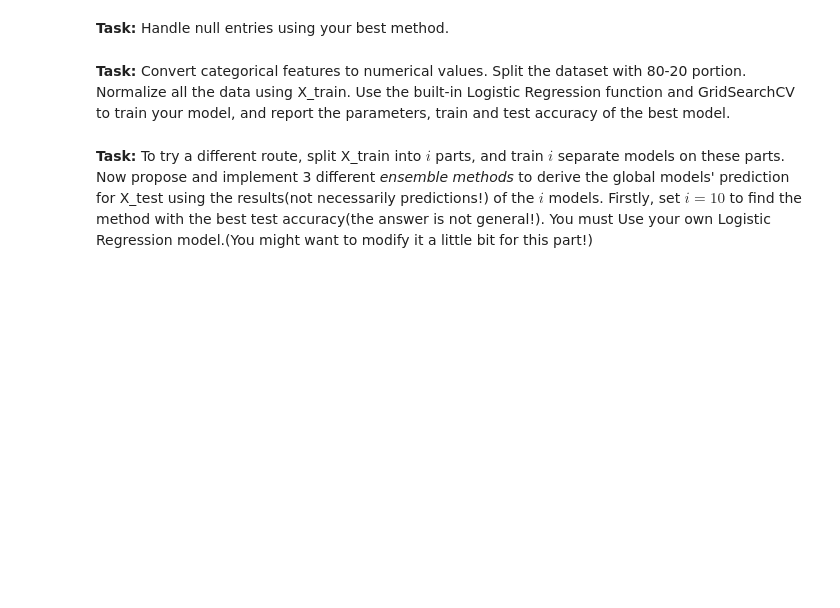
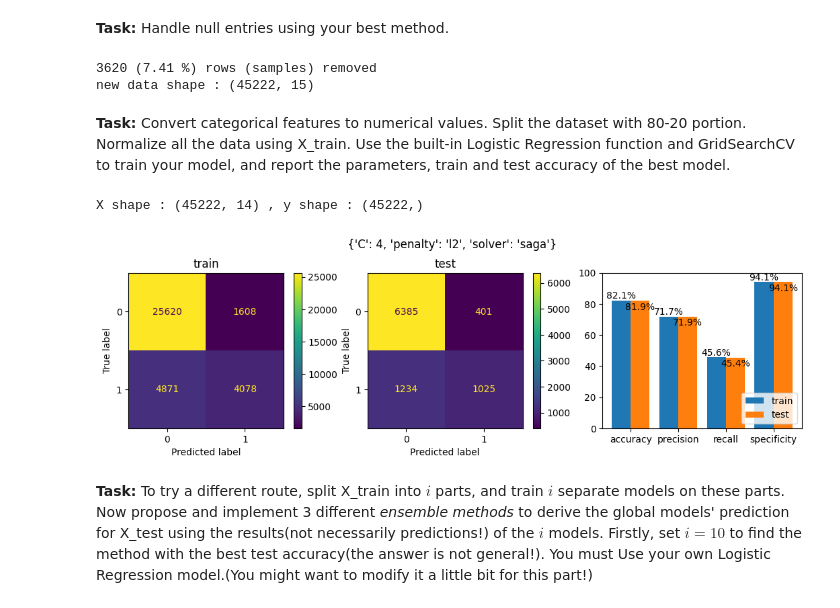
Before and after one commit to AliKouchekzade/IML_CHW2, a Jupyter notebook: Q2.ipynb, the cells around one changed output. Saved outputs shown, nothing was run; the diff lists cells and outputs as text; code cells hidden in the pictures; blank space fills up the shorter version.

```diff
--- a/Q2.ipynb
+++ b/Q2.ipynb
@@ -301,0 +318,7 @@ Then use this code to automatically download the dataset into Colab.
+# %%
+# Your code goes here!
+df = pd.read_csv('/content/adult.csv')
+display(df.head())
+unmasked_data = df.to_numpy()
+print(f'unmasked_data shape : {unmasked_data.shape}')
+print(f'number of null entries is = {np.sum(unmasked_data == "?")}')
@@ -310,2 +364,11 @@ Then use this code to automatically download the dataset into Colab.
+# %%
+# Your code goes here!
+mask = [not np.any(sample == '?') for sample in unmasked_data]
+data = unmasked_data[mask]
+print(f'{len(mask) - np.sum(mask)} ({(len(mask) - np.sum(mask)) / unmasked_data.shape[0] * 100:.2f} %) rows (samples) removed')
+print(f'new data shape : {data.shape}')
+# %% [output]
+3620 (7.41 %) rows (samples) removed
+new data shape : (45222, 15)
 # %% [markdown]
 **Task:** Convert categorical features to numerical values. Split the dataset with 80-20 portion. Normalize all the data using X_train. Use the built-in Logistic Regression function and GridSearchCV to train your model, and report the parameters, train and test accuracy of the best model.
@@ -314,2 +375,22 @@ Then use this code to automatically download the dataset into Colab.
+# %%
+# Your code goes here!
+feature_encode = [1,3,5,6,7,8,9,13,14]
+le = LabelEncoder()
+encoded_data = data.copy()
+for encode in feature_encode:
+    encoded_data[:,encode] = le.fit_transform(data[:,encode])
+encoded_data = np.array(encoded_data,dtype =np.float64)
+input , output = encoded_data[:,:14] , encoded_data[:,14]
+scale = MinMaxScaler()
+X , y = scale.fit_transform(input) , output.copy()
+print(f'X shape : {X.shape} , y shape : {y.shape}')
+X_train, X_test, y_train, y_test = train_test_split(X, y, test_size = 0.2,random_state = 40)
+grid_values = {'penalty': ['l1','l2'], 'C': 2 ** np.arange(11),'solver' : ['saga','liblinear']}
+grid = GridSearchCV(LogisticRegression(), param_grid=grid_values,cv = 5)
+grid.fit(X_train,y_train)
+plot_metrics(grid,X_train, X_test, y_train, y_test,f'{grid.best_params_}')
+# %% [output]
+X shape : (45222, 14) , y shape : (45222,)
+[figure, added]
 # %% [markdown]
 **Task:** To try a different route, split X_train into $i$ parts, and train $i$ separate models on these parts. Now propose and implement 3 different *ensemble methods* to derive the global models' prediction for X_test using the results(not necessarily predictions!) of the $i$ models. Firstly, set $i=10$ to find the method with the best test accuracy(the answer is not general!). You must Use your own Logistic Regression model.(You might want to modify it a little bit for this part!)
```
Also changed, not shown: parts of 21 cells of this notebook.
